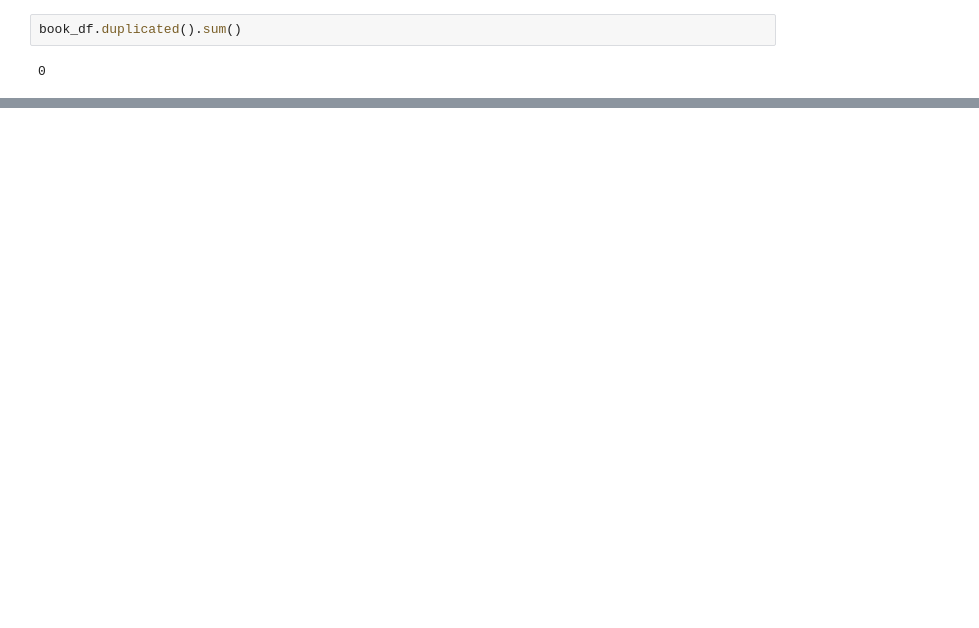
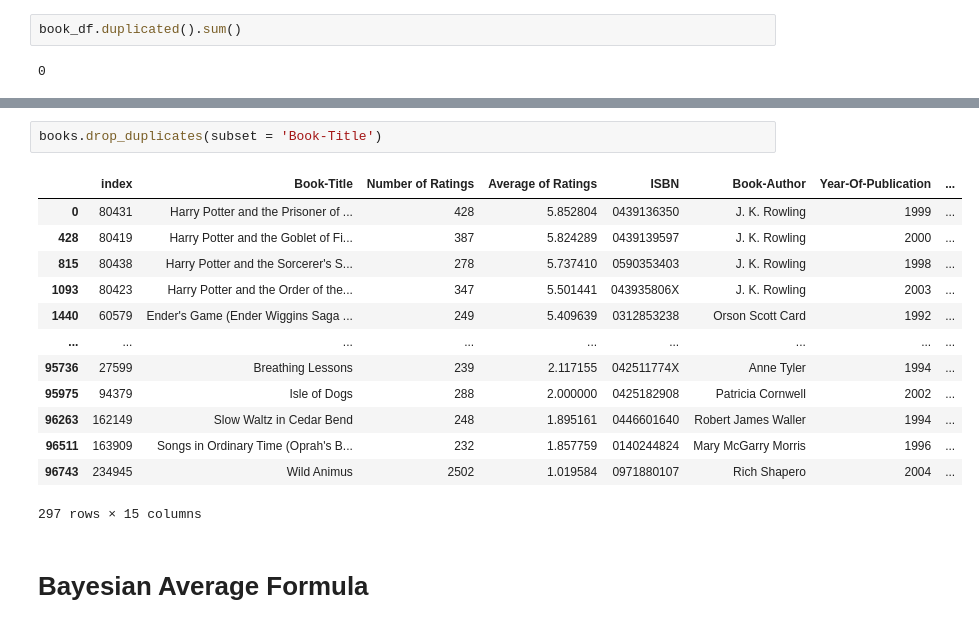
Before and after one commit to NurAlamNahidSarkar/bookRecommendation_ML, a Jupyter notebook: bookrecommendation.ipynb, the cells around one changed output, grey strips where cells are left out. Cells and saved outputs as stored; diff of their text form; blank space fills up the shorter version.

```diff
--- a/bookrecommendation.ipynb
+++ b/bookrecommendation.ipynb
@@ -186,0 +286,18 @@ book_df.duplicated().sum()
+# %%
+books.drop_duplicates(subset = 'Book-Title')
+# %% [output]
+|  | index | Book-Title | Number of Ratings | Average of Ratings | ISBN | Book-Author | Year-Of-Publication | ... |
+| 0 | 80431 | Harry Potter and the Prisoner of ... | 428 | 5.852804 | 0439136350 | J. K. Rowling | 1999 | ... |
+| 428 | 80419 | Harry Potter and the Goblet of Fi... | 387 | 5.824289 | 0439139597 | J. K. Rowling | 2000 | ... |
+| 815 | 80438 | Harry Potter and the Sorcerer's S... | 278 | 5.737410 | 0590353403 | J. K. Rowling | 1998 | ... |
+| 1093 | 80423 | Harry Potter and the Order of the... | 347 | 5.501441 | 043935806X | J. K. Rowling | 2003 | ... |
+| 1440 | 60579 | Ender's Game (Ender Wiggins Saga ... | 249 | 5.409639 | 0312853238 | Orson Scott Card | 1992 | ... |
+| ... | ... | ... | ... | ... | ... | ... | ... | ... |
+| 95736 | 27599 | Breathing Lessons | 239 | 2.117155 | 042511774X | Anne Tyler | 1994 | ... |
+| 95975 | 94379 | Isle of Dogs | 288 | 2.000000 | 0425182908 | Patricia Cornwell | 2002 | ... |
+| 96263 | 162149 | Slow Waltz in Cedar Bend | 248 | 1.895161 | 0446601640 | Robert James Waller | 1994 | ... |
+| 96511 | 163909 | Songs in Ordinary Time (Oprah's B... | 232 | 1.857759 | 0140244824 | Mary McGarry Morris | 1996 | ... |
+| 96743 | 234945 | Wild Animus | 2502 | 1.019584 | 0971880107 | Rich Shapero | 2004 | ... |
+297 rows × 15 columns
+# %% [markdown]
+# **Bayesian Average Formula**
```
Also changed, not shown: parts of 18 cells of this notebook.
